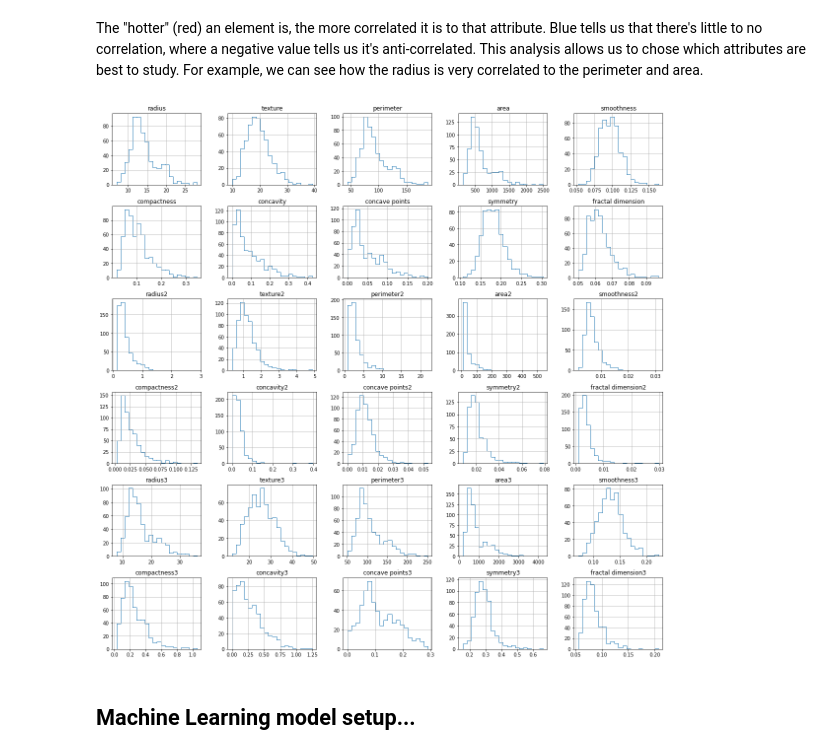
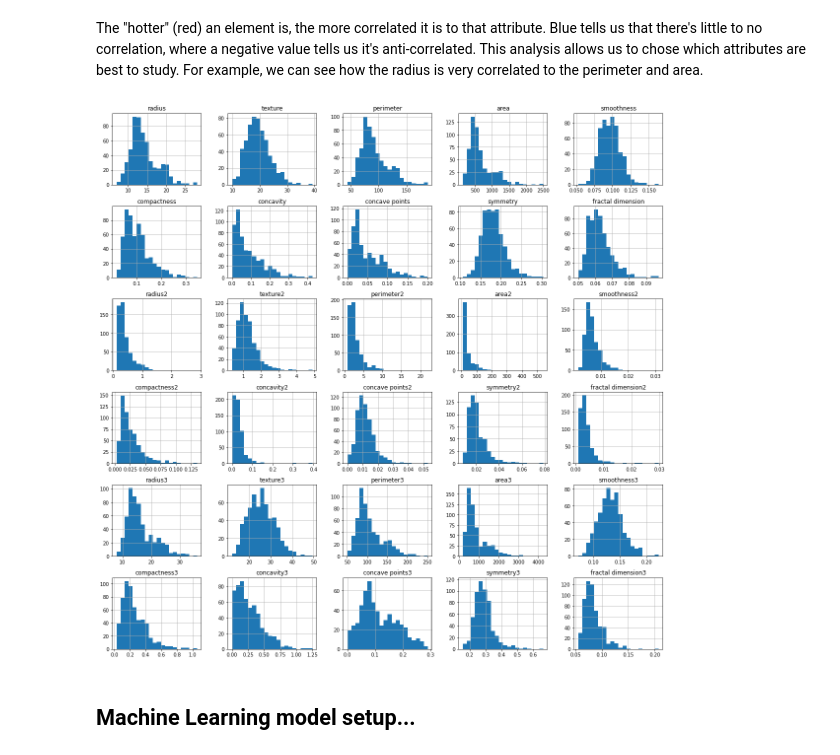
Before and after one commit to hsf-training/Python-for-STEM, a Jupyter notebook: notebooks/11-ML_Breast_Cancer.ipynb, the cells around one changed output. Cells and saved outputs as stored; diff of their text form; code cells hidden in the pictures.

```diff
--- a/notebooks/11-ML_Breast_Cancer.ipynb
+++ b/notebooks/11-ML_Breast_Cancer.ipynb
@@ -10,9 +11,7 @@ The dataset we are going to use comes from the University of Winsconsin, where t
 # %%
-path = 'https://raw.githubusercontent.com/GuillermoFidalgo/Python-for-STEM-Teachers-Workshop/master/data/wdbc.data'
-
+path = "https://ftp.cs.wisc.edu/math-prog/cpo-dataset/machine-learn/cancer/WDBC/WDBC.dat"
 # creating the dataframe
 df = pd.read_csv(path,header=None)
-
 # dataframe print
 df
 # %% [output]
@@ -116,10 +115,10 @@ plt.show()
 The "hotter" (red) an element is, the more correlated it is to that attribute. Blue tells us that there's little to no correlation, where a negative value tells us it's anti-correlated. This analysis allows us to chose which attributes are best to study. For example, we can see how the radius is very correlated to the perimeter and area.
 # %%
 # making a histogram all the attributes data (without ID number)
-df.hist(figsize=(20,20),bins=20,histtype='step')
+df.hist(figsize=(20,20),bins=20,histtype='stepfilled')
 plt.show()
 # %% [output]
-[figure, old version]
+[figure, new version]
 # %% [markdown]
 ## Machine Learning model setup...
 # %%
```
Also changed, not shown: parts of 11 cells of this notebook.
